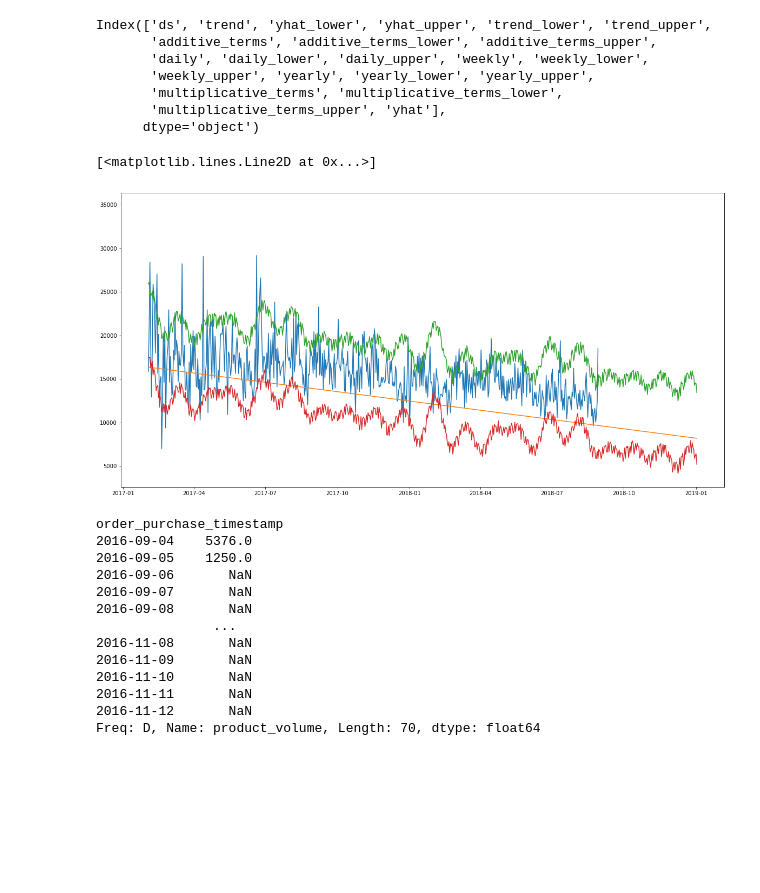
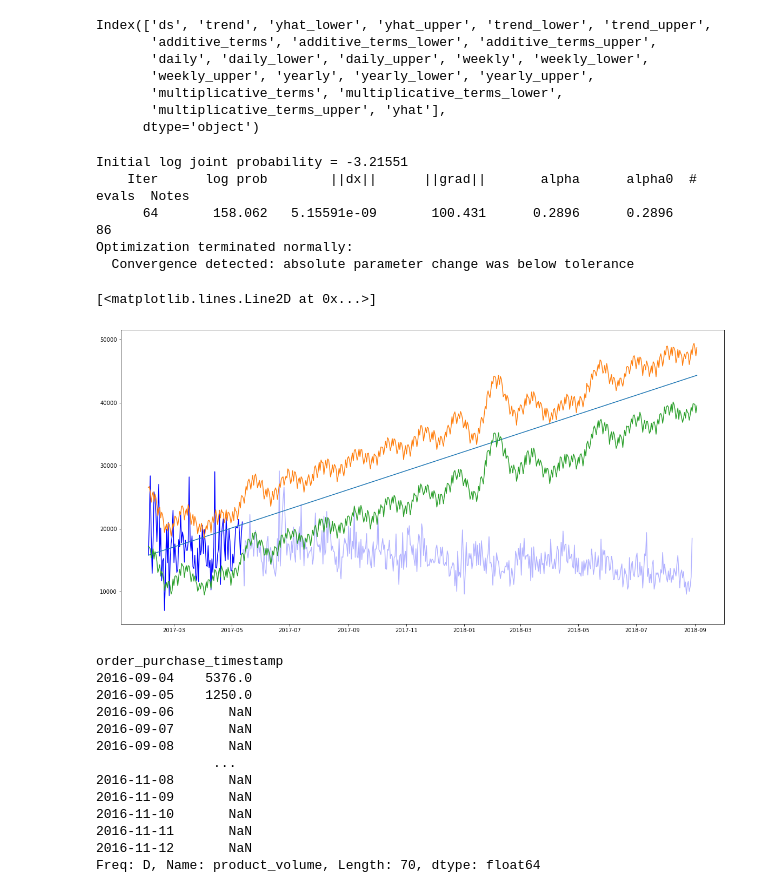
Before and after one commit to finloop/data-science-notebooks, a Jupyter notebook: e_commerce/e-commerce-time-series.ipynb, the cells around one changed output. Drawn from its saved outputs; the diff is of its cells as text; code cells hidden in the pictures; blank space fills up the shorter version.

```diff
--- a/e_commerce/e-commerce-time-series.ipynb
+++ b/e_commerce/e-commerce-time-series.ipynb
@@ -207,13 +207,27 @@ Index(['ds', 'trend', 'yhat_lower', 'yhat_upper', 'trend_lower', 'trend_upper',
 # %%
 fig = plt.figure(figsize=(20,10))
 
-plt.plot(data.ds, data.y)
+idx = 100
+
+m = Prophet(daily_seasonality=True, yearly_seasonality=True)
+data = ts7.loc[:, "product_volume"].reset_index()
+data.columns = ["ds","y"]
+m.fit(data[:idx])
+pred = m.predict(m.make_future_dataframe(periods=len(data)-idx))
+
+plt.plot(data[:idx].ds, data[:idx].y,c='blue')
+plt.plot(data[idx:].ds, data[idx:].y, alpha=0.3, c='blue')
 plt.plot(pred.ds, pred.trend)
 plt.plot(pred.ds, pred.yhat_upper)
 plt.plot(pred.ds, pred.yhat_lower)
 # %% [output]
-[<matplotlib.lines.Line2D at 0x...>]
+Initial log joint probability = -3.21551
+    Iter      log prob        ||dx||      ||grad||       alpha      alpha0  # evals  Notes
+      64       158.062   5.15591e-09       100.431      0.2896      0.2896       86
+Optimization terminated normally:
+  Convergence detected: absolute parameter change was below tolerance
+[<matplotlib.lines.Line2D at 0x...>]
-[figure, old version]
+[figure, new version]
 # %%
 import datetime
 # %%
```
Also changed, not shown: parts of 5 cells of this notebook.
